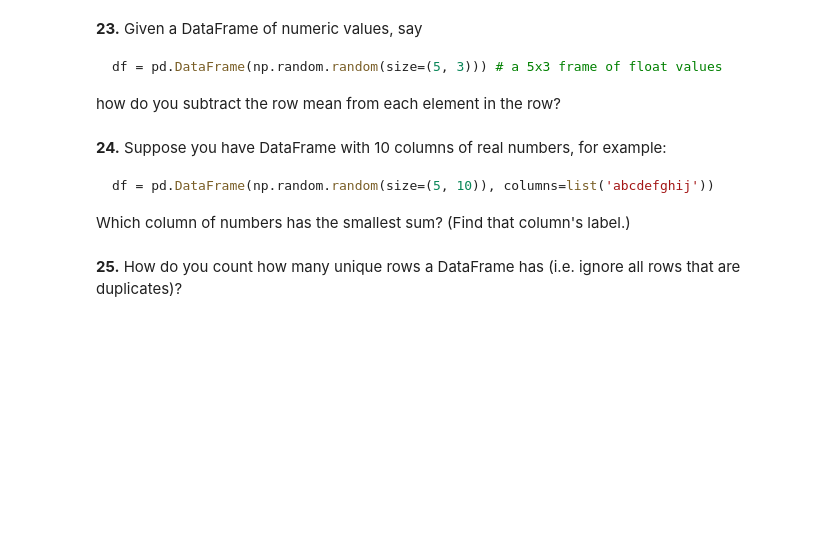
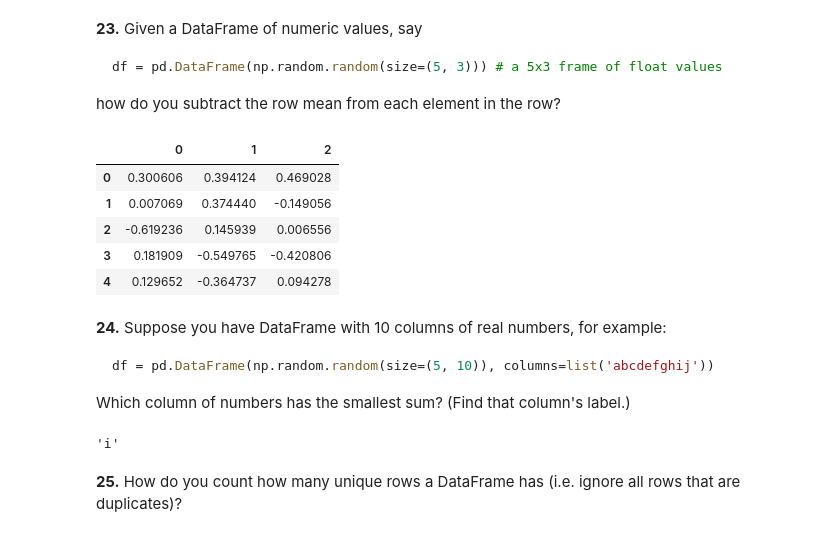
Before and after one commit to Forcystus91/ai_nov21, a Jupyter notebook: Chapter 1/6. Pandas/100-pandas-puzzles.ipynb, the cells around one changed output. Cells and saved outputs as stored; diff of their text form; code cells hidden in the pictures; blank space fills up the shorter version.

````diff
--- a/Chapter 1/6. Pandas/100-pandas-puzzles.ipynb
+++ b/Chapter 1/6. Pandas/100-pandas-puzzles.ipynb
@@ -305,6 +359,16 @@ df = pd.DataFrame(np.random.random(size=(5, 3))) # a 5x3 frame of float values
 ```
 
 how do you subtract the row mean from each element in the row?
+# %%
+df = pd.DataFrame(np.random.random(size=(5, 3)))
+df.sub(df.mean())
+# %% [output]
+|  | 0 | 1 | 2 |
+| 0 | 0.300606 | 0.394124 | 0.469028 |
+| 1 | 0.007069 | 0.374440 | -0.149056 |
+| 2 | -0.619236 | 0.145939 | 0.006556 |
+| 3 | 0.181909 | -0.549765 | -0.420806 |
+| 4 | 0.129652 | -0.364737 | 0.094278 |
 # %% [markdown]
 **24.** Suppose you have DataFrame with 10 columns of real numbers, for example:
 
@@ -312,6 +376,11 @@ how do you subtract the row mean from each element in the row?
 df = pd.DataFrame(np.random.random(size=(5, 10)), columns=list('abcdefghij'))
 ```
 Which column of numbers has the smallest sum? (Find that column's label.)
+# %%
+df = pd.DataFrame(np.random.random(size=(5, 10)), columns=list('abcdefghij'))
+df.sum().idxmin()
+# %% [output]
+'i'
 # %% [markdown]
 **25.** How do you count how many unique rows a DataFrame has (i.e. ignore all rows that are duplicates)?
 # %% [markdown]
````
Also changed, not shown: parts of 4 cells of this notebook.
